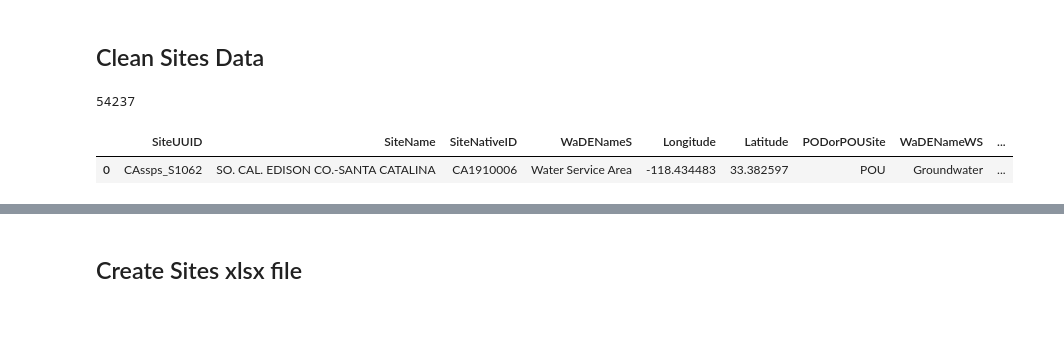
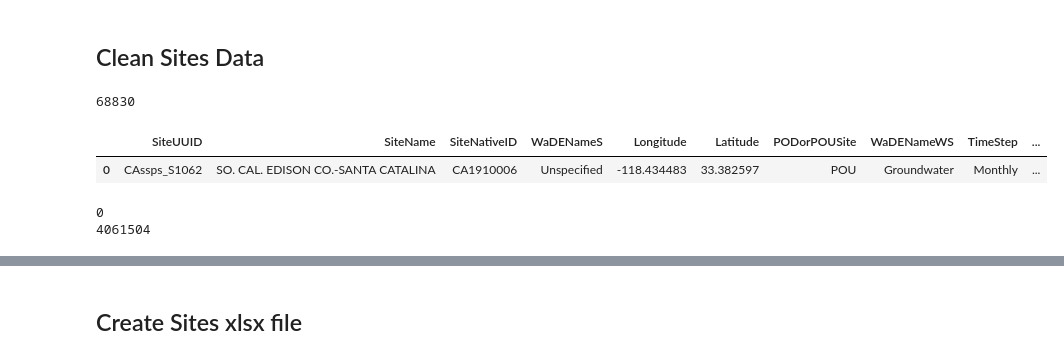
Before and after one commit to WSWCWaterDataExchange/WaDE2.0Apps, a Jupyter notebook: SSPS_Demo/bonus code/Format_Input_Tables.ipynb, the cells around one changed output, grey strips where cells are left out. Saved outputs shown, nothing was run; the diff lists cells and outputs as text; code cells hidden in the pictures; blank space fills up the shorter version.

```diff
--- a/SSPS_Demo/bonus code/Format_Input_Tables.ipynb
+++ b/SSPS_Demo/bonus code/Format_Input_Tables.ipynb
@@ -43,12 +43,24 @@ dfs.head(1)
 # %% [markdown]
 ## Clean Sites Data
 # %%
-# Clean input
-dfs = dfs.drop_duplicates().reset_index(drop=True) # Drop Duplicate Rows
+# Clean input.  Remove no value sites
+
+dfs = dfs.drop_duplicates() # Drop Duplicate Rows
+dfs = dfs.dropna(subset=['VariableSpecificCV']).reset_index(drop=True) # drop no value sites
 dfs = dfs.replace(np.nan, "")  # Replaces NaN values with blank.
 print(len(dfs))
 dfs.head(1)
 # %% [output]
-54237
+68830
-|  | SiteUUID | SiteName | SiteNativeID | WaDENameS | Longitude | Latitude | PODorPOUSite | WaDENameWS | ... |
-| 0 | CAssps_S1062 | SO. CAL. EDISON CO.-SANTA CATALINA | CA1910006 | Water Service Area | -118.434483 | 33.382597 | POU | Groundwater | ... |
+|  | SiteUUID | SiteName | SiteNativeID | WaDENameS | Longitude | Latitude | PODorPOUSite | WaDENameWS | TimeStep | ... |
+| 0 | CAssps_S1062 | SO. CAL. EDISON CO.-SANTA CATALINA | CA1910006 | Unspecified | -118.434483 | 33.382597 | POU | Groundwater | Monthly | ... |
+# %%
+# Convert PopulationServed to numeric.
+# Convert to int, ignore NA values.
+dfs['PopulationServed'] = pd.to_numeric(dfs['PopulationServed'], errors='coerce')
+dfs['PopulationServed'] = dfs['PopulationServed'].astype('Int64')
+print(dfs['PopulationServed'].min())
+print(dfs['PopulationServed'].max())
+# %% [output]
+0
+4061504
```
Also changed, not shown: parts of 25 cells of this notebook, 29 other files.
